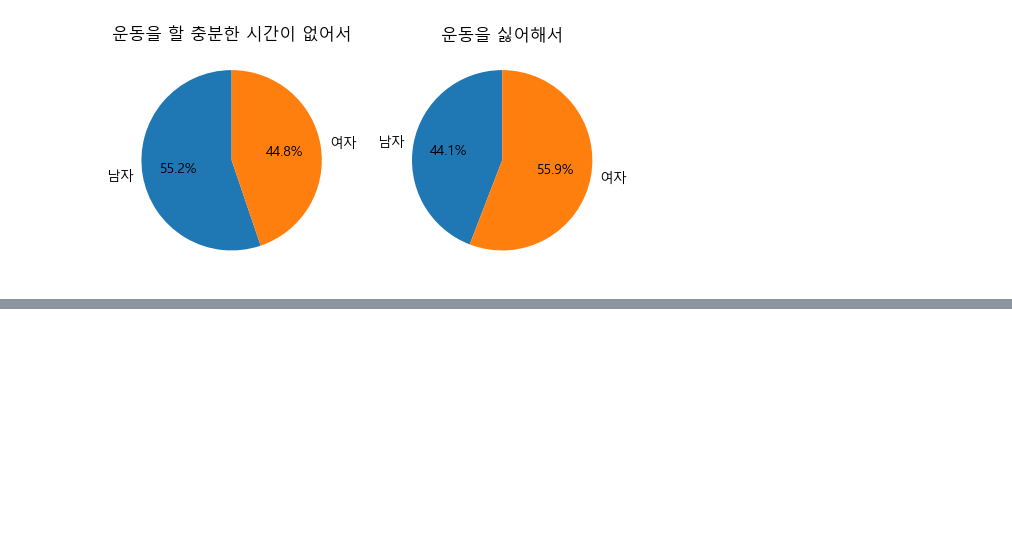
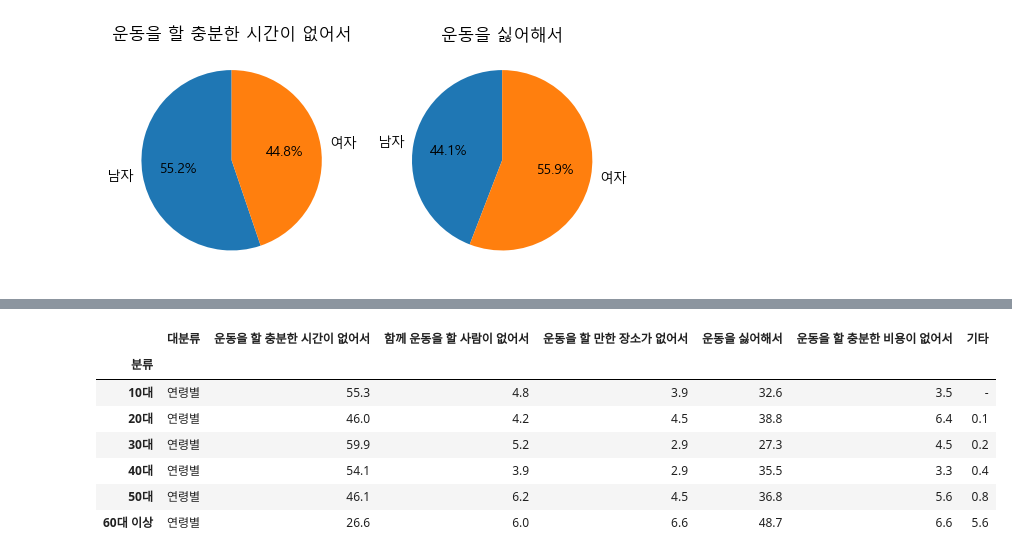
Before and after one commit to codingslave2/Jupyter, a Jupyter notebook: notexercise.ipynb, the cells around one changed output, grey strips where cells are left out. Saved outputs shown, nothing was run; the diff lists cells and outputs as text; code cells hidden in the pictures; blank space fills up the shorter version.

```diff
--- a/notexercise.ipynb
+++ b/notexercise.ipynb
@@ -165,0 +215,12 @@ plt.show()
+# %%
+not_ex_age = not_exercise[not_exercise['대분류'] == '연령별'].copy()
+not_ex_age.set_index('분류')
+# %% [output]
+|  | 대분류 | 운동을 할 충분한 시간이 없어서 | 함께 운동을 할 사람이 없어서 | 운동을 할 만한 장소가 없어서 | 운동을 싫어해서 | 운동을 할 충분한 비용이 없어서 | 기타 |
+| 분류 |  |  |  |  |  |  |  |
+| 10대 | 연령별 | 55.3 | 4.8 | 3.9 | 32.6 | 3.5 | - |
+| 20대 | 연령별 | 46.0 | 4.2 | 4.5 | 38.8 | 6.4 | 0.1 |
+| 30대 | 연령별 | 59.9 | 5.2 | 2.9 | 27.3 | 4.5 | 0.2 |
+| 40대 | 연령별 | 54.1 | 3.9 | 2.9 | 35.5 | 3.3 | 0.4 |
+| 50대 | 연령별 | 46.1 | 6.2 | 4.5 | 36.8 | 5.6 | 0.8 |
+| 60대 이상 | 연령별 | 26.6 | 6.0 | 6.6 | 48.7 | 6.6 | 5.6 |
```
Also changed, not shown: parts of 6 cells of this notebook, 6 other files.
